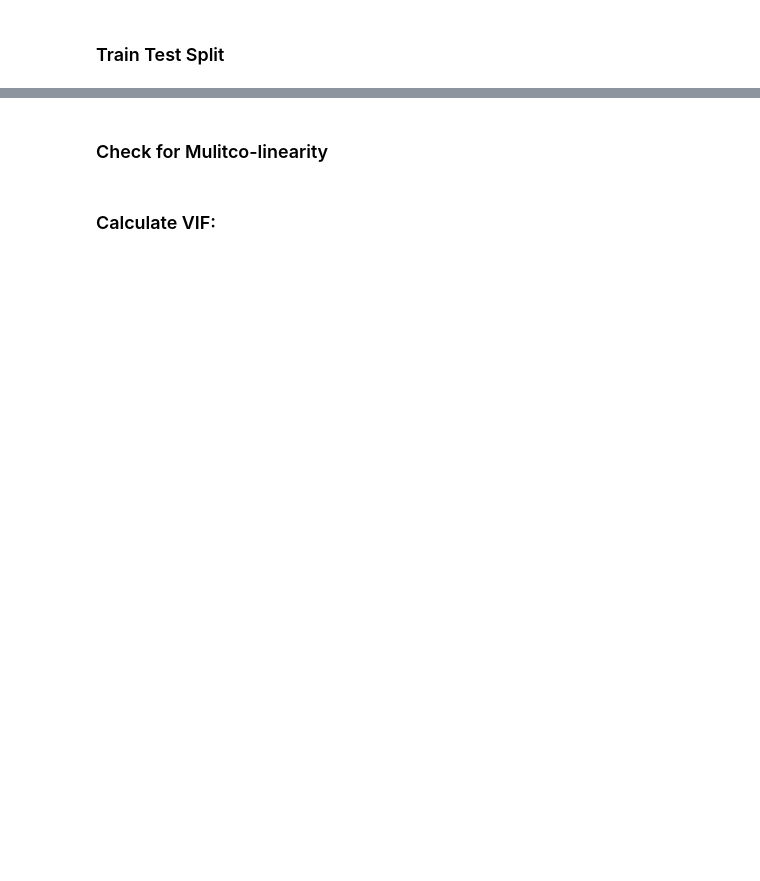
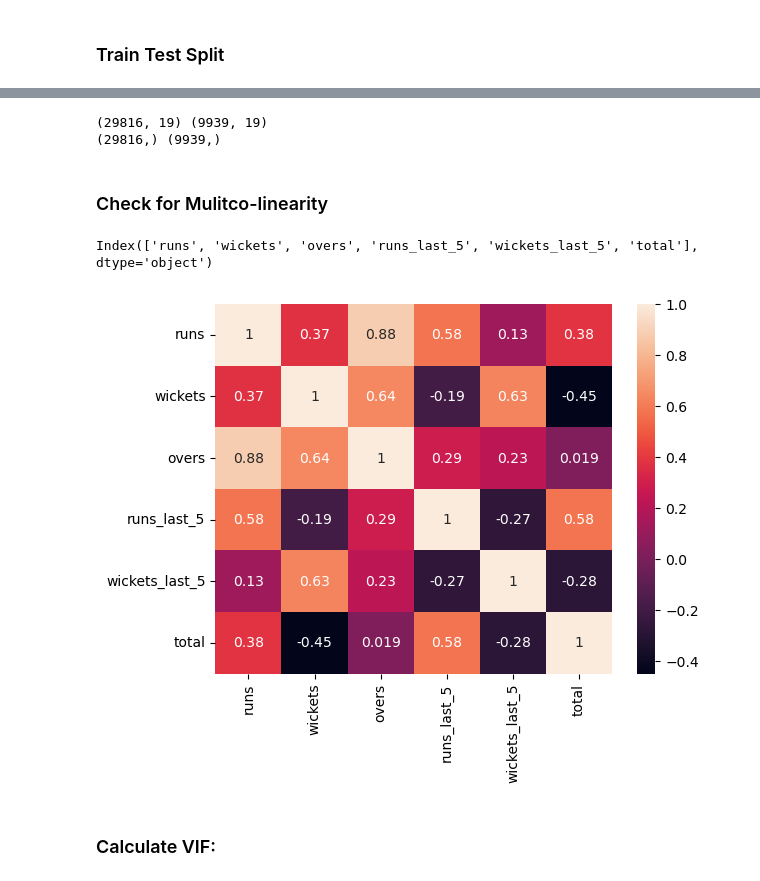
Before and after one commit to adin11/Ipl-score-predictor, a Jupyter notebook: model.ipynb, the cells around one changed output, grey strips where cells are left out. Drawn from its saved outputs; the diff is of its cells as text; code cells hidden in the pictures; blank space fills up the shorter version.

```diff
--- a/model.ipynb
+++ b/model.ipynb
@@ -19,6 +19,7 @@ from sklearn.model_selection import GridSearchCV, RandomizedSearchCV, train_test
 # %% [markdown]
 # Data Loading
 # %%
-df = pd.read_csv(r"C:\Users\adinr\Ipl Score Predictor\ipl_data.csv")
+df = pd.read_csv(r"C:\Users\adinr\Ipl Score Predictor_yt\ipl_data.csv")
+
 print("Rows and Columns",df.shape)
 df.head(3)
@@ -176,0 +326,3 @@ plt.show()
+# %%
+numeric_cols = df.select_dtypes(exclude=['object']).columns
+numeric_cols
@@ -200,3 +355,6 @@ X_train,X_test,y_train,y_test = train_test_split(X,y,test_size=0.25,random_state
 
 print(X_train.shape,X_test.shape)
 print(y_train.shape,y_test.shape)
+# %% [output]
+(29816, 19) (9939, 19)
+(29816,) (9939,)
@@ -205,10 +361,16 @@ print(y_train.shape,y_test.shape)
 # %% [markdown]
 ### Check for Mulitco-linearity
+# %%
+numeric_cols
+# %% [output]
+Index(['runs', 'wickets', 'overs', 'runs_last_5', 'wickets_last_5', 'total'], dtype='object')
 # %%
-# cm = df_encoded[numeric_cols].corr()
+cm = df_encoded[numeric_cols].corr()
 
-# sns.heatmap(cm,annot=True)
-# plt.show()
+sns.heatmap(cm,annot=True)
+plt.show()
+# %% [output]
+[figure, added]
 # %% [markdown]
 ### Calculate VIF:
 # %%
```
Also changed, not shown: parts of 70 cells of this notebook.
